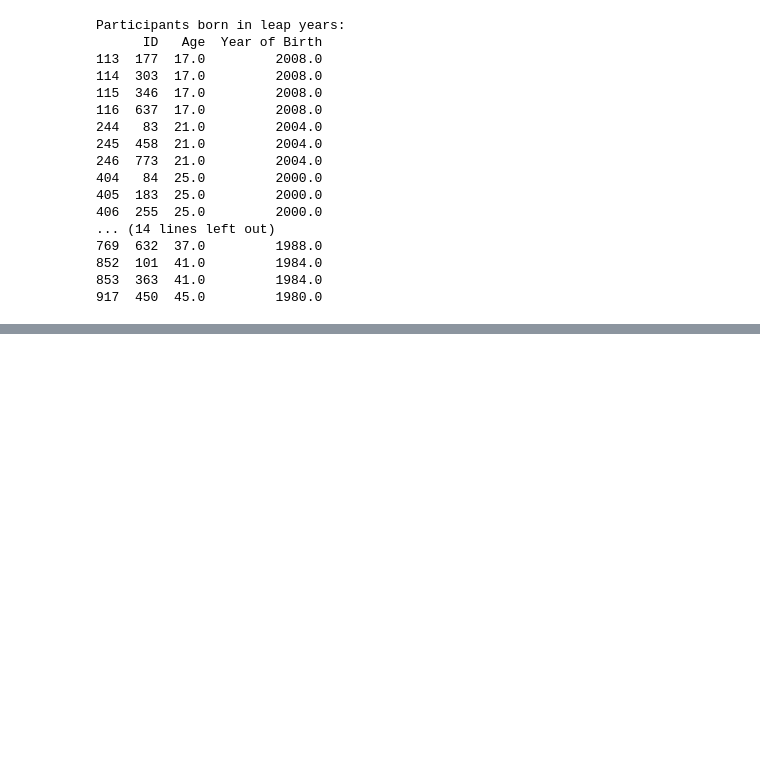
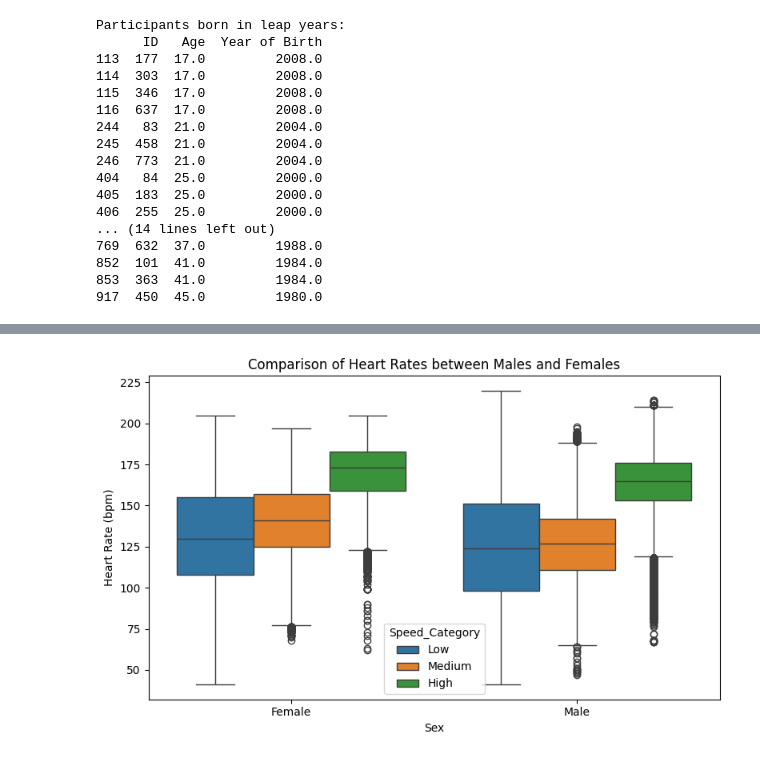
Before and after one commit to Chaithra-Git/Team7_LambdaLegends_PythonHackathon_APRIL25, a Jupyter notebook: Team7_LambdaLegends_Main80Questions.ipynb, the cells around one changed output, grey strips where cells are left out. Saved outputs shown, nothing was run; the diff lists cells and outputs as text; code cells hidden in the pictures; blank space fills up the shorter version.

```diff
--- a/Team7_LambdaLegends_Main80Questions.ipynb
+++ b/Team7_LambdaLegends_Main80Questions.ipynb
@@ -1392,0 +1482,17 @@ plt.show()
+# %%
+#55. Create a boxplot comparing heart rates between males and females, showing hue as speed category.
+
+#Create a new column for speed category
+merged_data['Speed_Category'] = pd.cut (merged_data['Speed'], bins= [0,5,10,15], labels= ['Low', 'Medium', 'High'])
+#Map sex values to male and female
+merged_data['Sex'] = merged_data['Sex'].map({0: 'Male', 1: 'Female'})
+#Create a boxplot
+plt.figure (figsize= (8,5))
+sbn.boxplot (data= merged_data, x= 'Sex', y= 'HR', hue= 'Speed_Category')
+plt.title ('Comparison of Heart Rates between Males and Females')
+plt.xlabel ('Sex')
+plt.ylabel ('Heart Rate (bpm)')
+plt.tight_layout()
+plt.show()
+# %% [output]
+[figure, added]
```
Also changed, not shown: parts of 39 cells of this notebook.
